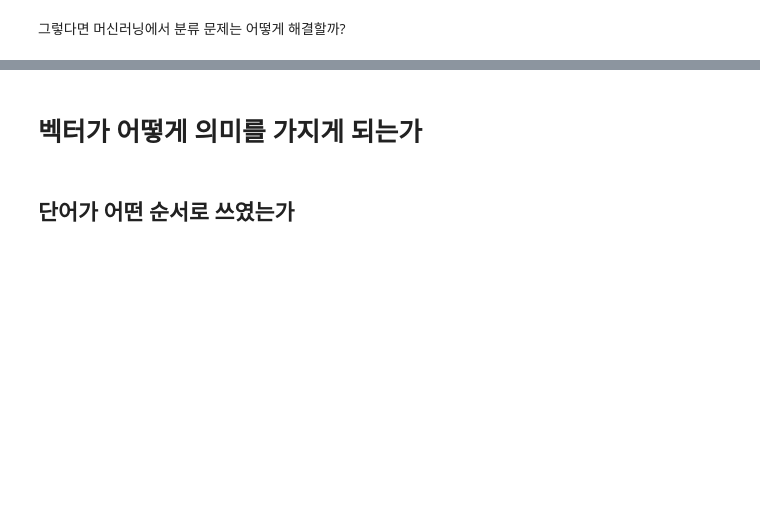
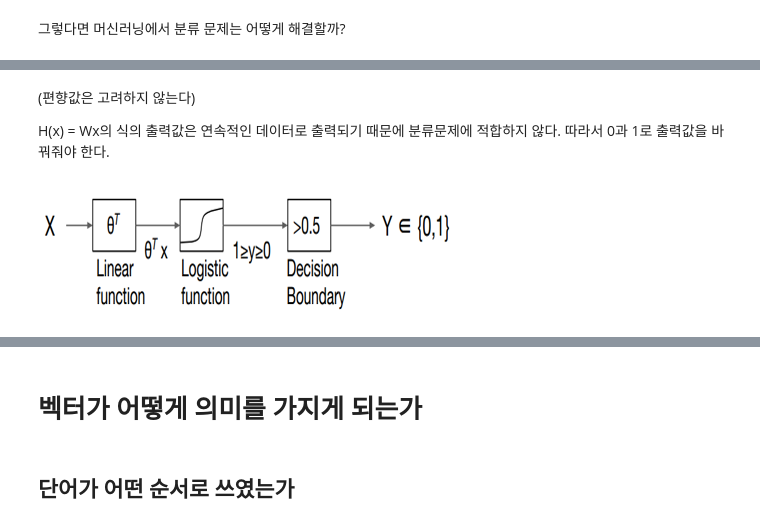
Before and after one commit to yth01/TMI, a Jupyter notebook: Embedding_study/neural network basic.ipynb, the cells around one changed output, grey strips where cells are left out. Cells and saved outputs as stored; diff of their text form; code cells hidden in the pictures; blank space fills up the shorter version.

```diff
--- a/Embedding_study/neural network basic.ipynb
+++ b/Embedding_study/neural network basic.ipynb
@@ -43,0 +50,9 @@ NameError: name '이미지' is not defined
+# %% [markdown]
+(편향값은 고려하지 않는다)
+
+H(x) = Wx의 식의 출력값은 연속적인 데이터로 출력되기 때문에 분류문제에 적합하지 않다.
+따라서 0과 1로 출력값을 바꿔줘야 한다.
+# %%
+Image("./images/1_4.png")
+# %% [output]
+[figure, added]
```
Also changed, not shown: parts of 34 cells of this notebook.
